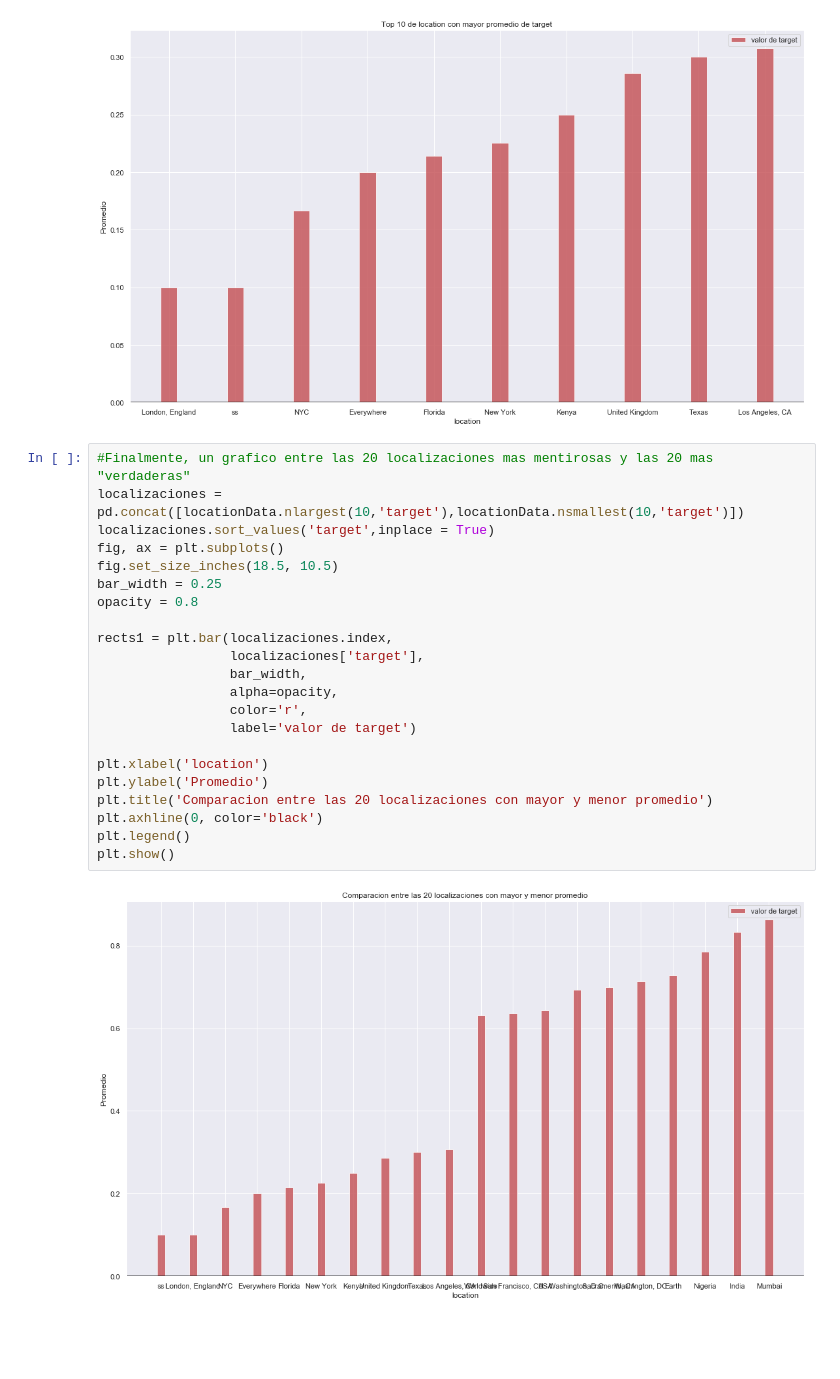
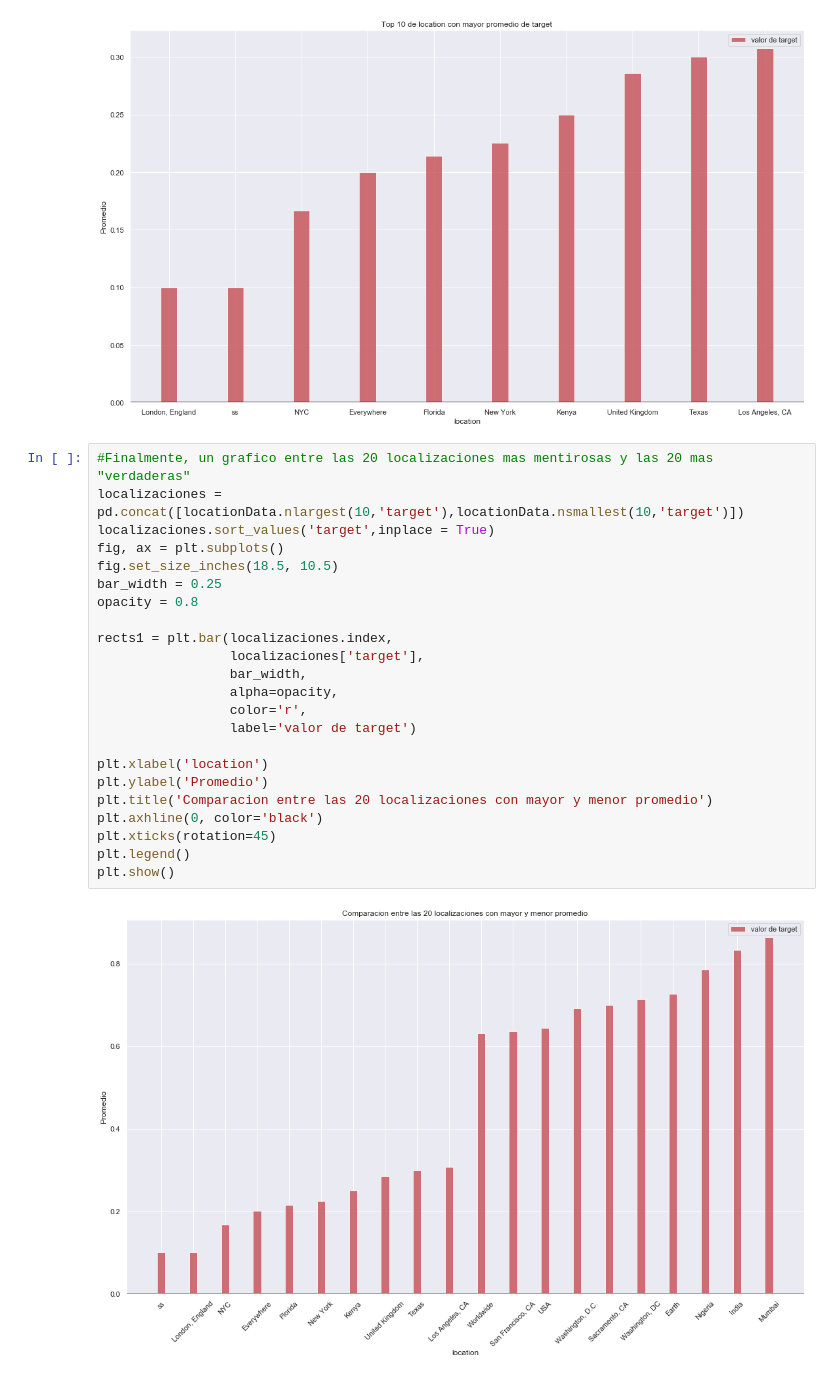
Before and after one commit to yuquimura/Trabajo-Practico-1, a Jupyter notebook: notebooks/Analisis Exploratorio Brian.ipynb, the cells around one changed output. Drawn from its saved outputs; the diff is of its cells as text; blank space fills up the shorter version.

```diff
--- a/notebooks/Analisis Exploratorio Brian.ipynb
+++ b/notebooks/Analisis Exploratorio Brian.ipynb
@@ -402,24 +405,25 @@ plt.show()
 # %%
 #Finalmente, un grafico entre las 20 localizaciones mas mentirosas y las 20 mas "verdaderas"
 localizaciones = pd.concat([locationData.nlargest(10,'target'),locationData.nsmallest(10,'target')])
 localizaciones.sort_values('target',inplace = True)
 fig, ax = plt.subplots()
 fig.set_size_inches(18.5, 10.5)
 bar_width = 0.25
 opacity = 0.8
 
 rects1 = plt.bar(localizaciones.index,
                  localizaciones['target'],
                  bar_width,
                  alpha=opacity,
                  color='r',
                  label='valor de target')
 
 plt.xlabel('location')
 plt.ylabel('Promedio')
 plt.title('Comparacion entre las 20 localizaciones con mayor y menor promedio')
 plt.axhline(0, color='black')
+plt.xticks(rotation=45)
 plt.legend()
 plt.show()
 # %% [output]
-[figure, old version]
+[figure, new version]
```
Also changed, not shown: parts of 3 cells of this notebook.
